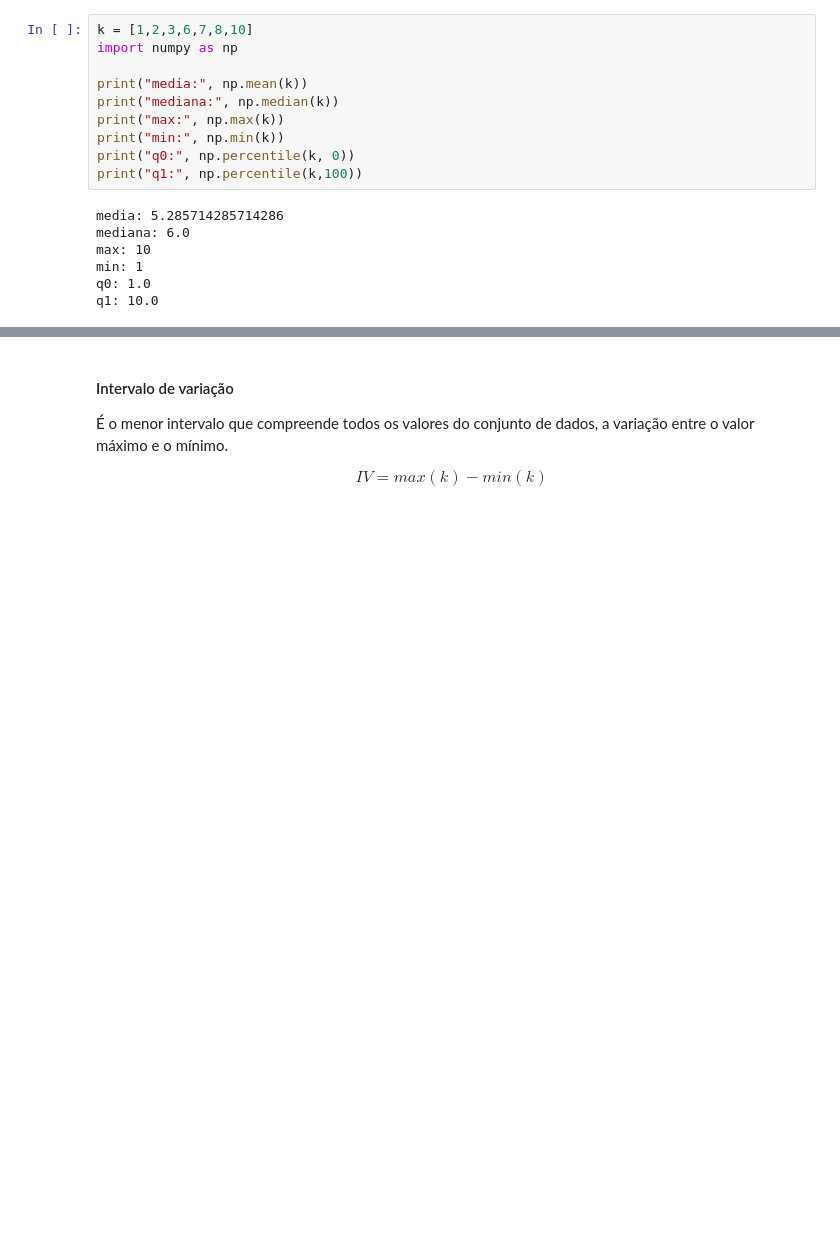
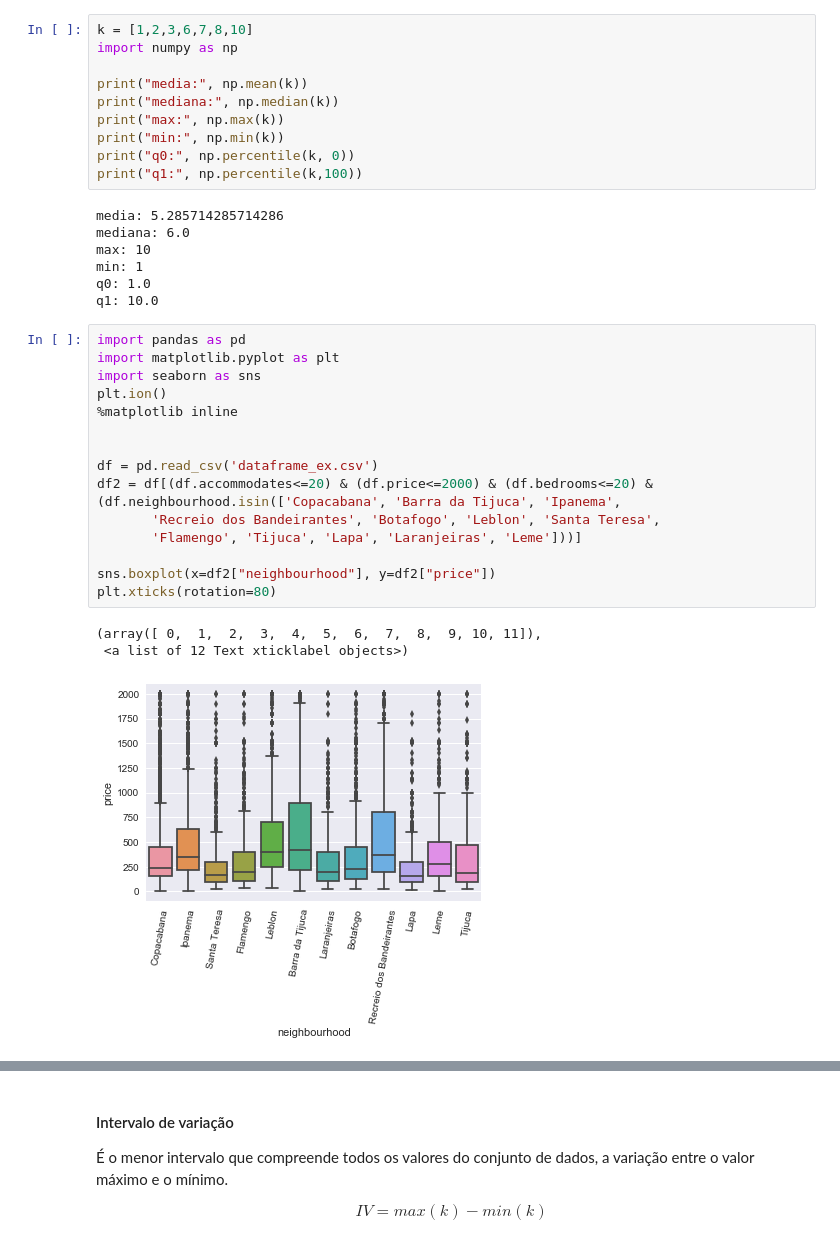
Before and after one commit to franciscodefaria/PythonBasico, a Jupyter notebook: Aula2/Aula2.ipynb, the cells around one changed output, grey strips where cells are left out. Saved outputs shown, nothing was run; the diff lists cells and outputs as text; blank space fills up the shorter version.

```diff
--- a/Aula2/Aula2.ipynb
+++ b/Aula2/Aula2.ipynb
@@ -53,3 +51,22 @@ max: 10
 min: 1
 q0: 1.0
 q1: 10.0
+# %%
+import pandas as pd
+import matplotlib.pyplot as plt
+import seaborn as sns
+plt.ion()
+%matplotlib inline
+
+
+df = pd.read_csv('dataframe_ex.csv')
+df2 = df[(df.accommodates<=20) & (df.price<=2000) & (df.bedrooms<=20) & (df.neighbourhood.isin(['Copacabana', 'Barra da Tijuca', 'Ipanema',
+       'Recreio dos Bandeirantes', 'Botafogo', 'Leblon', 'Santa Teresa',
+       'Flamengo', 'Tijuca', 'Lapa', 'Laranjeiras', 'Leme']))]
+
+sns.boxplot(x=df2["neighbourhood"], y=df2["price"])
+plt.xticks(rotation=80)
+# %% [output]
+(array([ 0,  1,  2,  3,  4,  5,  6,  7,  8,  9, 10, 11]),
+ <a list of 12 Text xticklabel objects>)
+[figure, added]
```
Also changed, not shown: parts of 11 cells of this notebook.
